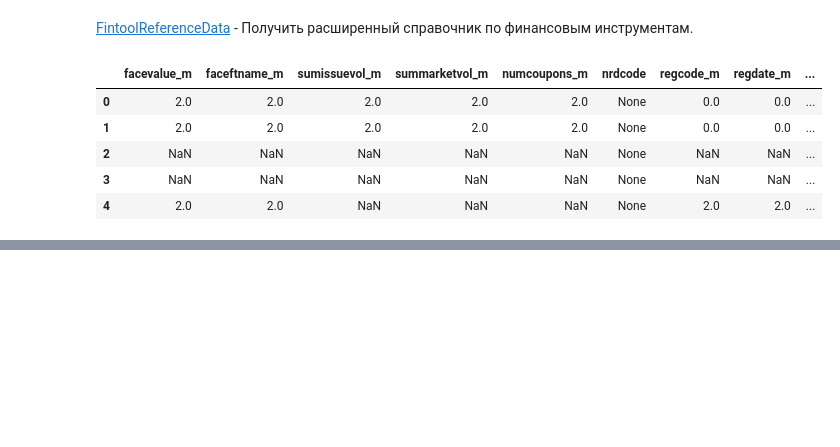
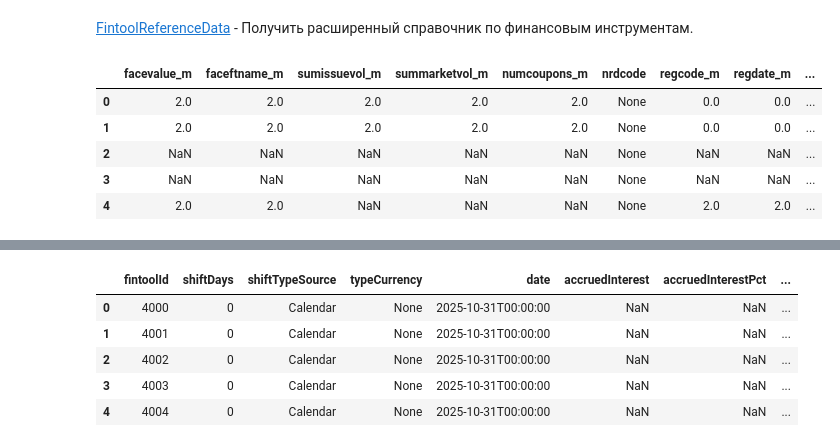
Before and after one commit to alexkobz/insurance, a Jupyter notebook: stocks.ipynb, the cells around one changed output, grey strips where cells are left out. Saved outputs shown, nothing was run; the diff lists cells and outputs as text; code cells hidden in the pictures; blank space fills up the shorter version.

```diff
--- a/notebooks/ratings.ipynb
+++ b/stocks.ipynb
@@ -56,0 +52,10 @@ Wall time: 2.09 s
+# %%
+AccruedInterestOnDateDF = AccruedInterestOnDate().df
+AccruedInterestOnDateDF.head()
+# %% [output]
+|  | fintoolId | shiftDays | shiftTypeSource | typeCurrency | date | accruedInterest | accruedInterestPct | ... |
+| 0 | 4000 | 0 | Calendar | None | 2025-10-31T00:00:00 | NaN | NaN | ... |
+| 1 | 4001 | 0 | Calendar | None | 2025-10-31T00:00:00 | NaN | NaN | ... |
+| 2 | 4002 | 0 | Calendar | None | 2025-10-31T00:00:00 | NaN | NaN | ... |
+| 3 | 4003 | 0 | Calendar | None | 2025-10-31T00:00:00 | NaN | NaN | ... |
+| 4 | 4004 | 0 | Calendar | None | 2025-10-31T00:00:00 | NaN | NaN | ... |
```
Also changed, not shown: parts of 113 cells of this notebook, 20 other files.
